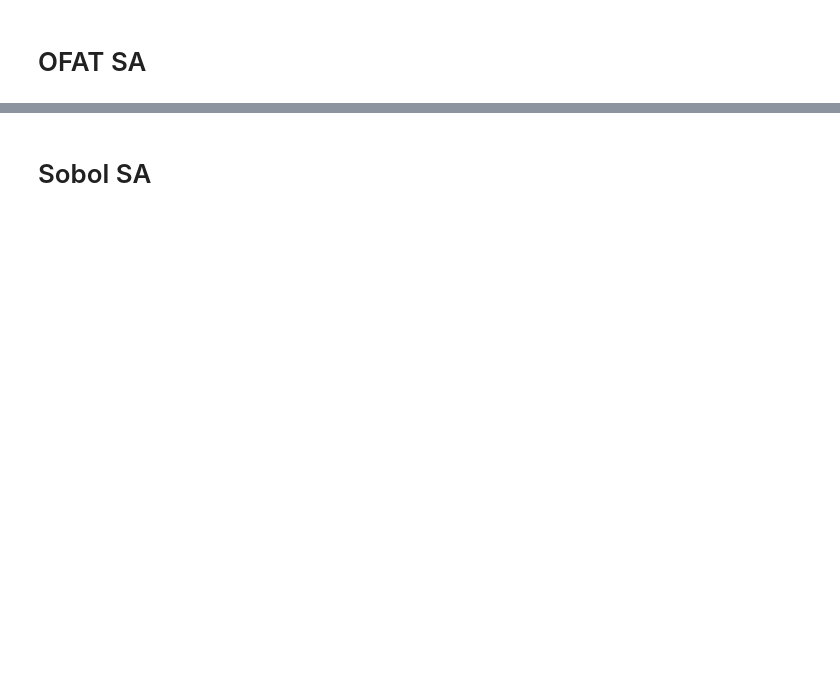
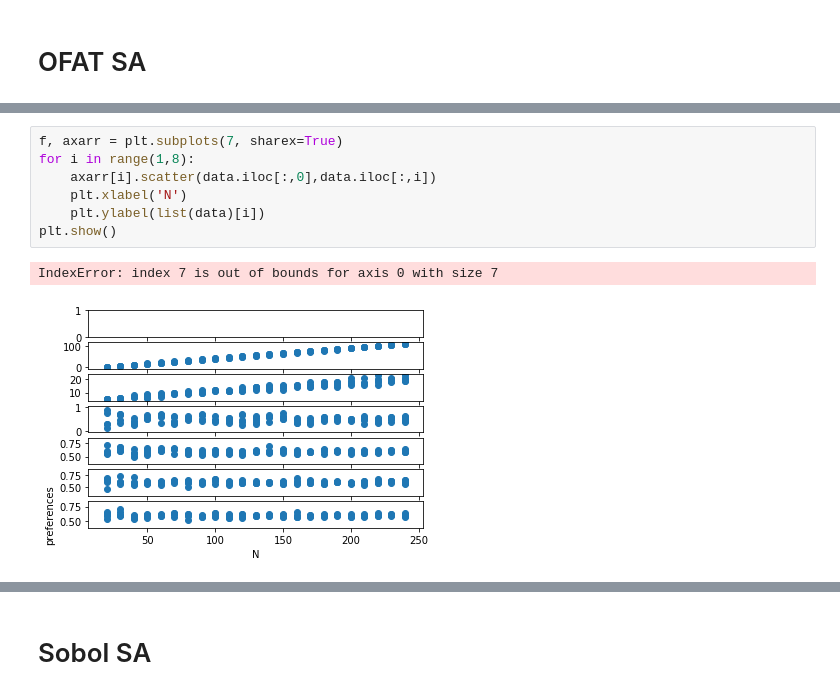
Before and after one commit to DirkZomerdijk/RPE-ABM, a Jupyter notebook: Code/Sensitivity analysis.ipynb, the cells around one changed output, grey strips where cells are left out. Cells and saved outputs as stored; diff of their text form; blank space fills up the shorter version.

```diff
--- a/Code/Sensitivity analysis.ipynb
+++ b/Code/Sensitivity analysis.ipynb
@@ -88,0 +91,10 @@ print(data)
+# %%
+f, axarr = plt.subplots(7, sharex=True)
+for i in range(1,8):
+    axarr[i].scatter(data.iloc[:,0],data.iloc[:,i])
+    plt.xlabel('N')
+    plt.ylabel(list(data)[i])
+plt.show()
+# %% [output]
+IndexError: index 7 is out of bounds for axis 0 with size 7
+[figure, added]
```
Also changed, not shown: parts of 6 cells of this notebook.
